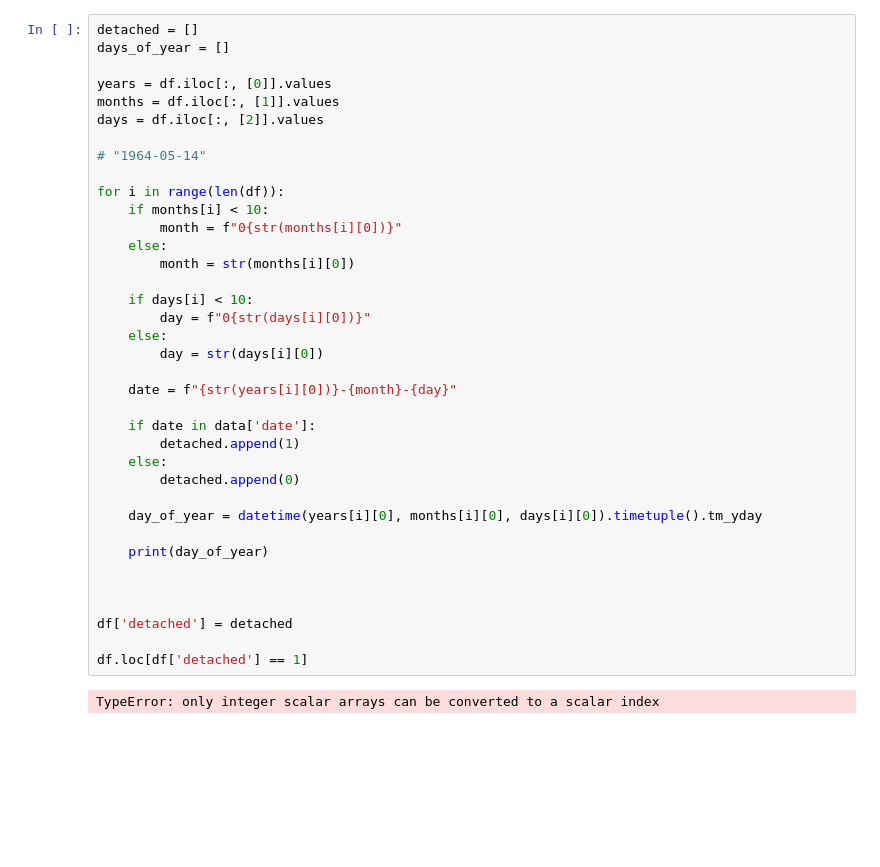
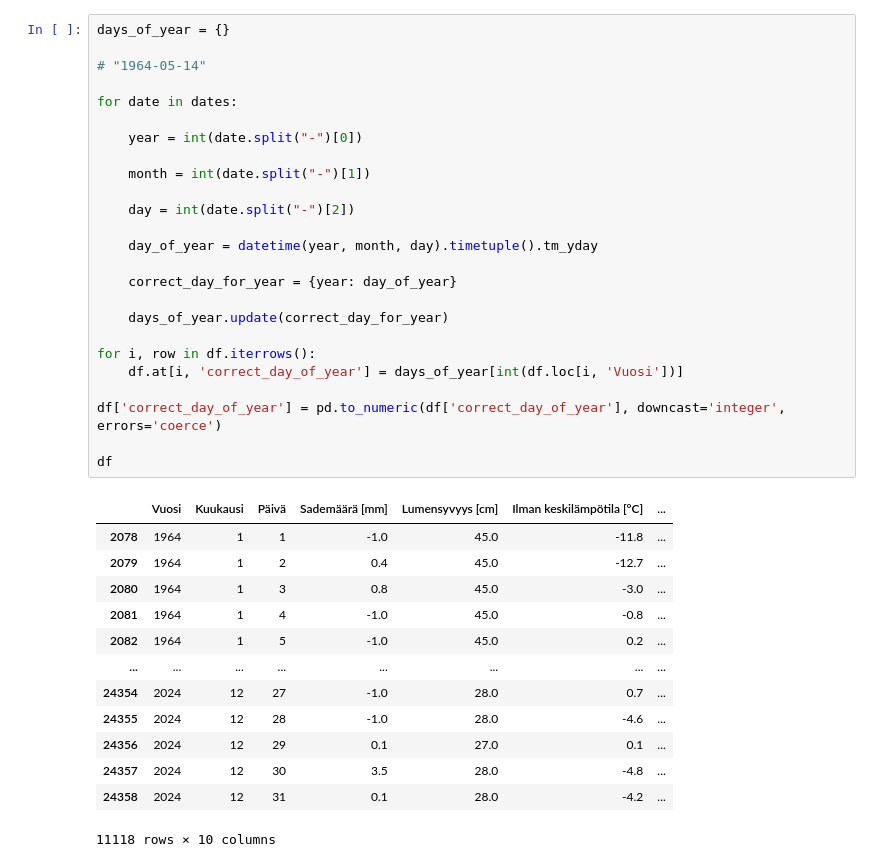
Before and after one commit to ValtsuL1/data-analytics-project, a Jupyter notebook: bonus.ipynb, the cells around one changed output. Drawn from its saved outputs; the diff is of its cells as text; blank space fills up the shorter version.

```diff
--- a/bonus.ipynb
+++ b/bonus.ipynb
@@ -51,39 +60,39 @@ df
 # %%
-detached = []
-days_of_year = []
-
-years = df.iloc[:, [0]].values
-months = df.iloc[:, [1]].values
-days = df.iloc[:, [2]].values
+days_of_year = {}
 
 # "1964-05-14"
 
-for i in range(len(df)):
-    if months[i] < 10:
-        month = f"0{str(months[i][0])}"
-    else:
-        month = str(months[i][0])
+for date in dates:
 
-    if days[i] < 10:
-        day = f"0{str(days[i][0])}"
-    else:
-        day = str(days[i][0])
+    year = int(date.split("-")[0])
 
-    date = f"{str(years[i][0])}-{month}-{day}"
+    month = int(date.split("-")[1])
 
-    if date in data['date']:
-        detached.append(1)
-    else:
-        detached.append(0)
+    day = int(date.split("-")[2])
 
-    day_of_year = datetime(years[i][0], months[i][0], days[i][0]).timetuple().tm_yday
+    day_of_year = datetime(year, month, day).timetuple().tm_yday
 
-    print(day_of_year)
+    correct_day_for_year = {year: day_of_year}
 
+    days_of_year.update(correct_day_for_year)
 
+for i, row in df.iterrows():
+    df.at[i, 'correct_day_of_year'] = days_of_year[int(df.loc[i, 'Vuosi'])]
 
-df['detached'] = detached
+df['correct_day_of_year'] = pd.to_numeric(df['correct_day_of_year'], downcast='integer', errors='coerce')
 
-df.loc[df['detached'] == 1]
+df
 # %% [output]
+|  | Vuosi | Kuukausi | Päivä | Sademäärä [mm] | Lumensyvyys [cm] | Ilman keskilämpötila [°C] | ... |
+| 2078 | 1964 | 1 | 1 | -1.0 | 45.0 | -11.8 | ... |
+| 2079 | 1964 | 1 | 2 | 0.4 | 45.0 | -12.7 | ... |
+| 2080 | 1964 | 1 | 3 | 0.8 | 45.0 | -3.0 | ... |
+| 2081 | 1964 | 1 | 4 | -1.0 | 45.0 | -0.8 | ... |
+| 2082 | 1964 | 1 | 5 | -1.0 | 45.0 | 0.2 | ... |
+| ... | ... | ... | ... | ... | ... | ... | ... |
+| 24354 | 2024 | 12 | 27 | -1.0 | 28.0 | 0.7 | ... |
+| 24355 | 2024 | 12 | 28 | -1.0 | 28.0 | -4.6 | ... |
+| 24356 | 2024 | 12 | 29 | 0.1 | 27.0 | 0.1 | ... |
+| 24357 | 2024 | 12 | 30 | 3.5 | 28.0 | -4.8 | ... |
+| 24358 | 2024 | 12 | 31 | 0.1 | 28.0 | -4.2 | ... |
-TypeError: only integer scalar arrays can be converted to a scalar index
+11118 rows × 10 columns
```
Also changed, not shown: parts of 17 cells of this notebook.
